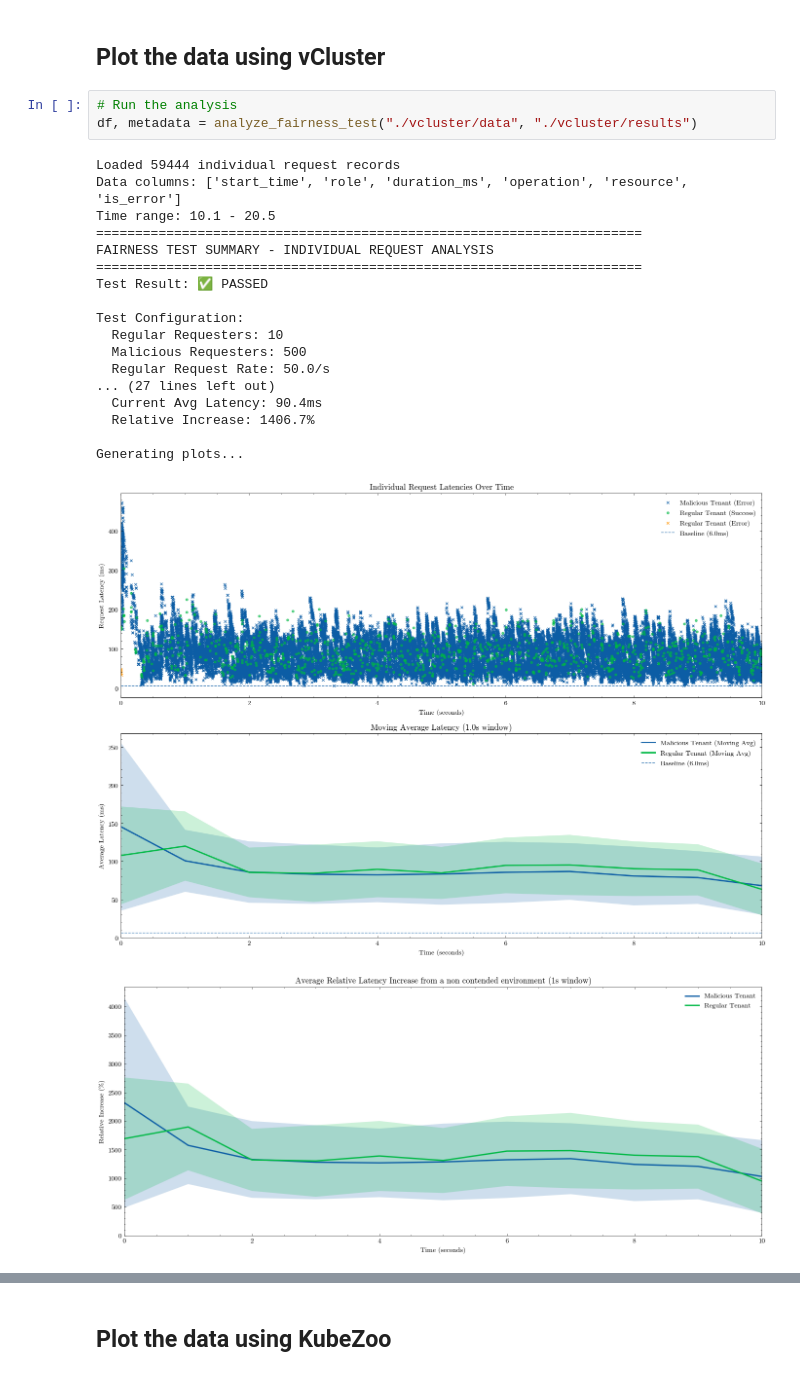
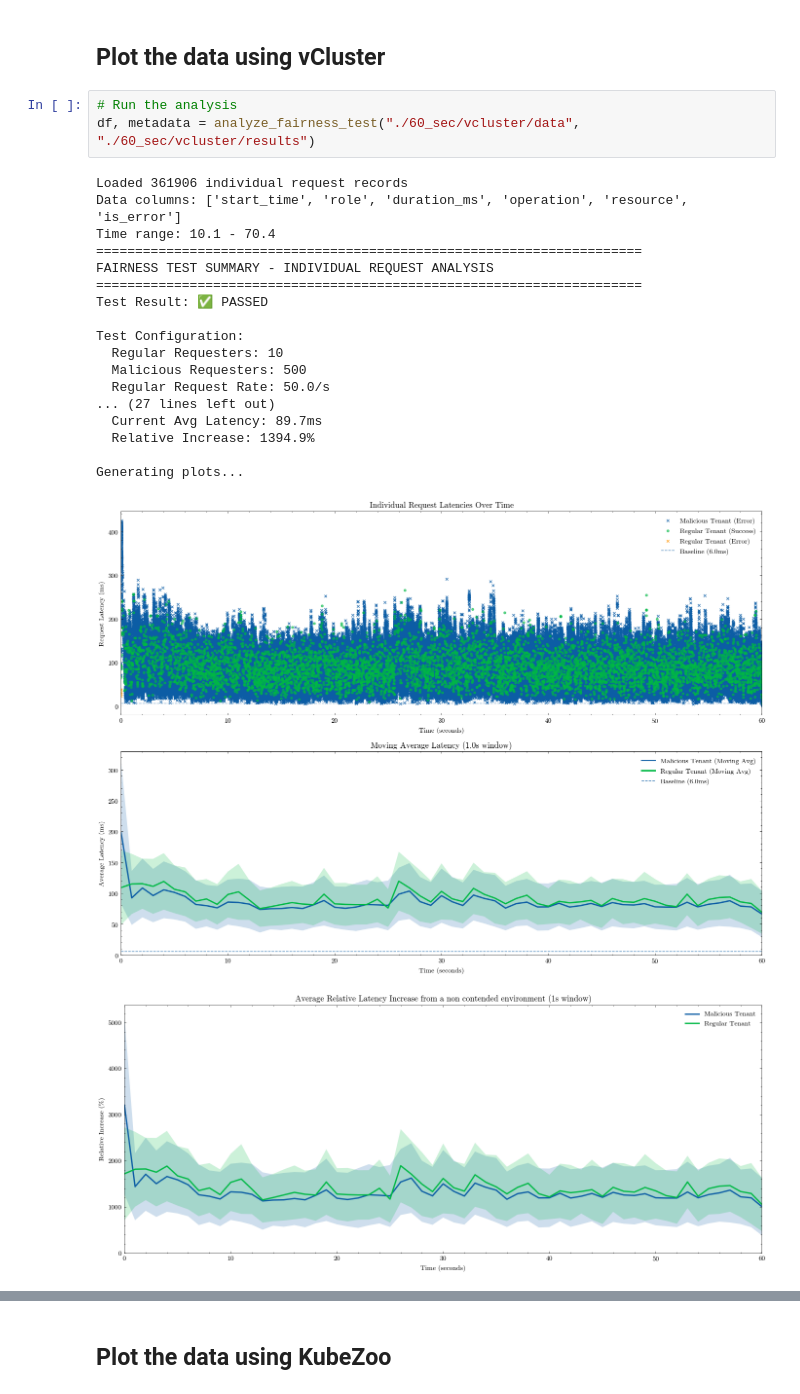
Before and after one commit to attilio-oliva/kumuteva, a Jupyter notebook: fairness_results/fairness_analyzer.ipynb, the cells around one changed output, grey strips where cells are left out. Drawn from its saved outputs; the diff is of its cells as text.

```diff
--- a/fairness_results/fairness_analyzer.ipynb
+++ b/fairness_results/fairness_analyzer.ipynb
@@ -662,24 +650,24 @@ FileNotFoundError: [Errno 2] No such file or directory: './60_sec/capsule/result
 ## Plot the data using vCluster
 # %%
 # Run the analysis
-df, metadata = analyze_fairness_test("./vcluster/data", "./vcluster/results")
+df, metadata = analyze_fairness_test("./60_sec/vcluster/data", "./60_sec/vcluster/results")
 # %% [output]
-Loaded 59444 individual request records
+Loaded 361906 individual request records
 Data columns: ['start_time', 'role', 'duration_ms', 'operation', 'resource', 'is_error']
-Time range: 10.1 - 20.5
+Time range: 10.1 - 70.4
 ======================================================================
 FAIRNESS TEST SUMMARY - INDIVIDUAL REQUEST ANALYSIS
 ======================================================================
 Test Result: ✅ PASSED
 
 Test Configuration:
   Regular Requesters: 10
   Malicious Requesters: 500
   Regular Request Rate: 50.0/s
 ... (27 lines left out)
-  Current Avg Latency: 90.4ms
-  Relative Increase: 1406.7%
+  Current Avg Latency: 89.7ms
+  Relative Increase: 1394.9%
 
 Generating plots...
-[figure, old version]
+[figure, new version]
-[figure, old version]
+[figure, new version]
```
Also changed, not shown: parts of 4 cells of this notebook.
